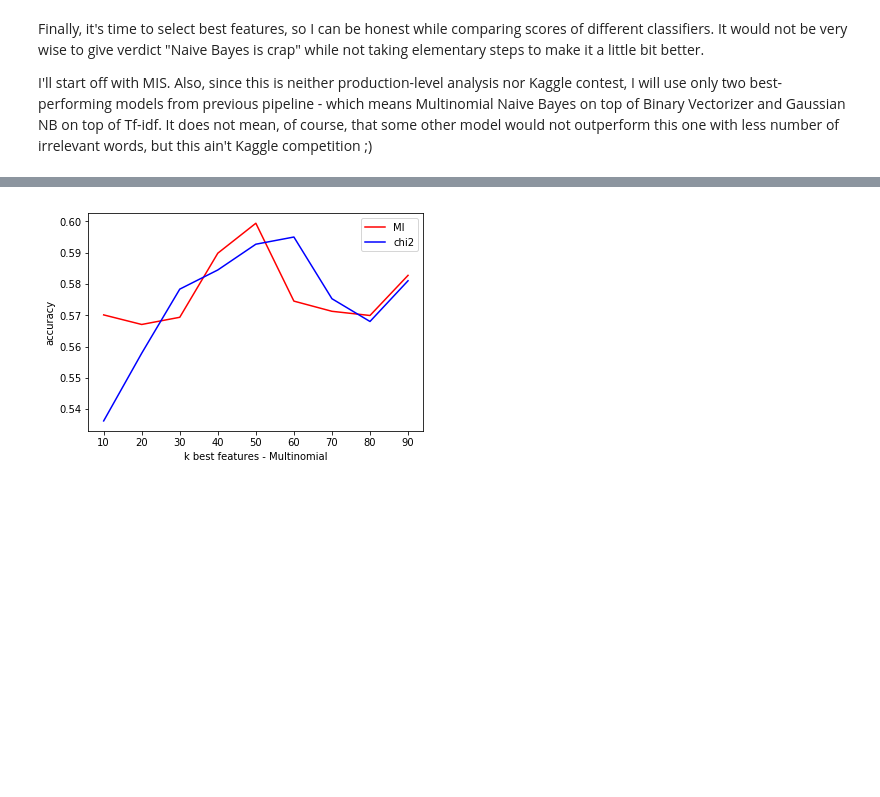
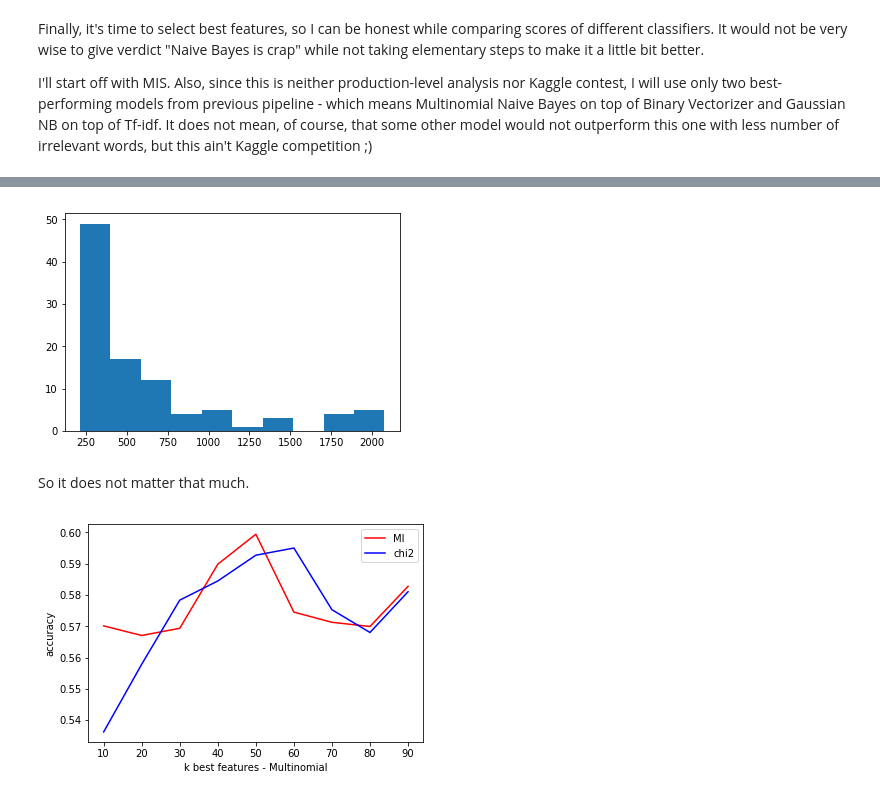
Before and after one commit to czlowiekrakieta/oxford-nlp, a Jupyter notebook: sentiment.ipynb, the cells around one changed output, grey strips where cells are left out. Drawn from its saved outputs; the diff is of its cells as text; code cells hidden in the pictures; blank space fills up the shorter version.

```diff
--- a/sentiment.ipynb
+++ b/sentiment.ipynb
@@ -263,3 +344,10 @@ plt.show()
+# %%
+plt.hist([word_counts[word] for word in worst_words])
+plt.show()
+# %% [output]
+[figure, added]
+# %% [markdown]
+So it does not matter that much.
 # %%
 plt.figure(figsize=(6,4))
 plt.plot(range(10, 100, 10), [x['accuracy'] for x in overall_scores], label='MI', c='red')
```
Also changed, not shown: parts of 74 cells of this notebook, 3 other files.
